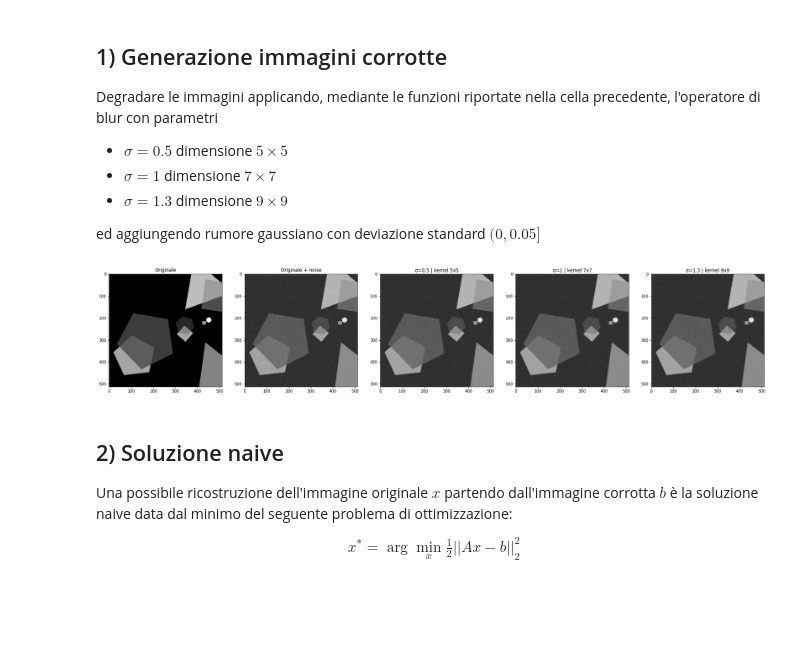
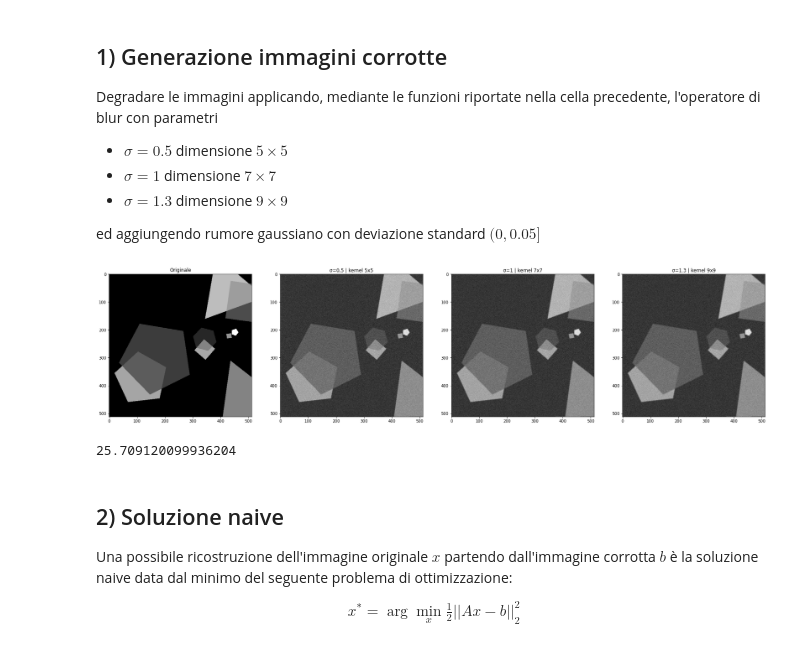
Before and after one commit to NotXia/imaging, a Jupyter notebook: progetto.ipynb, the cells around one changed output. Saved outputs shown, nothing was run; the diff lists cells and outputs as text; code cells hidden in the pictures; blank space fills up the shorter version.

```diff
--- a/progetto.ipynb
+++ b/progetto.ipynb
@@ -82,46 +82,46 @@ def gaussian_blur(image_size, kernel_len, sigma):
 real_image = plt.imread("./dataset/test.png").astype(np.float64)
 
 # Filtro blur (A)
 blur1 = gaussian_blur(real_image.shape, 5, 0.5)
 blur2 = gaussian_blur(real_image.shape, 7, 1)
 blur3 = gaussian_blur(real_image.shape, 9, 1.3)
 
 # Filtro rumore (η)
 dev = 0.05
 noise = np.random.normal(size=real_image.shape) * dev
 
 image1 = A(real_image, blur1) + noise
 image2 = A(real_image, blur2) + noise
 image3 = A(real_image, blur3) + noise
 
 real_noisy = real_image + noise
 
 
 plt.figure(figsize=(30, 10))
 
-ax1 = plt.subplot(1, 5, 1)
-ax1.imshow(real_image, cmap="gray")
+ax = plt.subplot(1, 4, 1)
+ax.imshow(real_image, cmap="gray")
 plt.title("Originale")
 
-ax1 = plt.subplot(1, 5, 2)
-ax1.imshow(real_noisy, cmap="gray")
-plt.title("Originale + noise")
-
-ax2 = plt.subplot(1, 5, 3)
-ax2.imshow(image1, cmap="gray")
+ax = plt.subplot(1, 4, 2)
+ax.imshow(image1, cmap="gray")
 plt.title("σ=0,5 | kernel 5x5")
 
-ax3 = plt.subplot(1, 5, 4)
-ax3.imshow(image2, cmap="gray")
+ax = plt.subplot(1, 4, 3)
+ax.imshow(image2, cmap="gray")
 plt.title("σ=1 | kernel 7x7")
 
-ax4 = plt.subplot(1, 5, 5)
-ax4.imshow(image3, cmap="gray")
+ax = plt.subplot(1, 4, 4)
+ax.imshow(image3, cmap="gray")
 plt.title("σ=1.3 | kernel 9x9")
 
+
 plt.show()
+
+print(metrics.peak_signal_noise_ratio(real_image, image1))
 # %% [output]
-[figure, old version]
+[figure, new version]
+25.709120099936204
 # %% [markdown]
 ## 2) Soluzione naive
 
```
Also changed, not shown: parts of 26 cells of this notebook.
